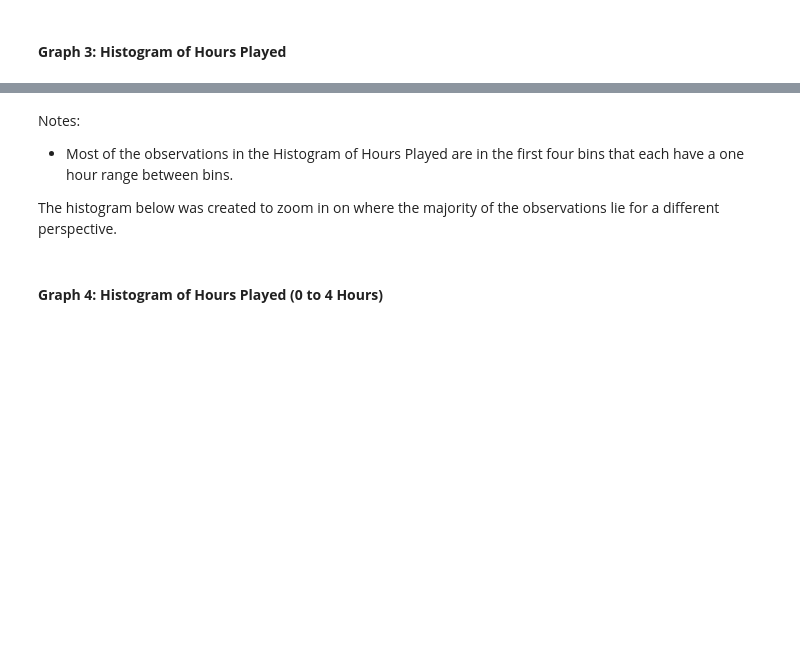
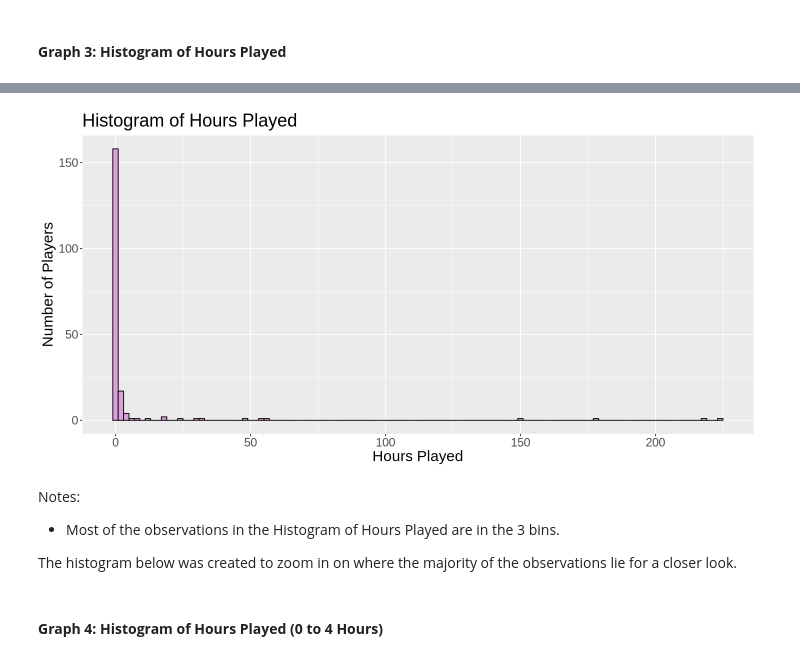
Before and after one commit to ilin27/dsci-100-group-project, a Jupyter notebook: final_project_report_group_7.ipynb, the cells around one changed output, grey strips where cells are left out. Cells and saved outputs as stored; diff of their text form; code cells hidden in the pictures; blank space fills up the shorter version.

```diff
--- a/final_project_report_group_7.ipynb
+++ b/final_project_report_group_7.ipynb
@@ -183,29 +195,20 @@ range(players$`played_hours`, na.rm = TRUE)
 # %%
-options(repr.plot.width = 8, repr.plot.height = 6)
+options(repr.plot.width = 12, repr.plot.height = 6)
 
-hours_played_visual <- hist(
-  players$`played_hours`,
-  breaks = seq(0, 224, by = 1),
-  main = "Histogram of Hours Played",
-  xlab = "Hours Played",
-  ylab = "Frequency",
-  col = "plum",
-  border = "black",
-  lwd = 1.2,
-  xlim = c(0, 50),
-  ylim = c(0, 175)
-)
-
-
-abline(h = seq(0, 300, 50), col = "gray80", lty = 2)
-
-
-hours_played_visual
+hours_played_histogram <- ggplot(clean_players, aes(x = played_hours)) +
+    geom_histogram(binwidth = 2, fill = "plum", color = "black") +
+    ggtitle("Histogram of Hours Played") +
+    xlab("Hours Played") +
+    ylab("Number of Players") +
+    theme(text = element_text(size = 18))
+hours_played_histogram
+# %% [output]
+[figure, added]
 # %% [markdown]
 Notes:
-- Most of the observations in the Histogram of Hours Played are in the first four bins that each have a one hour range between bins.
+- Most of the observations in the Histogram of Hours Played are in the 3 bins.
 
-The histogram below was created to zoom in on where the majority of the observations lie for a different perspective.
+The histogram below was created to zoom in on where the majority of the observations lie for a closer look.
 # %% [markdown]
 #### **Graph 4: Histogram of Hours Played (0 to 4 Hours)**
 # %%
```
Also changed, not shown: parts of 28 cells of this notebook.
